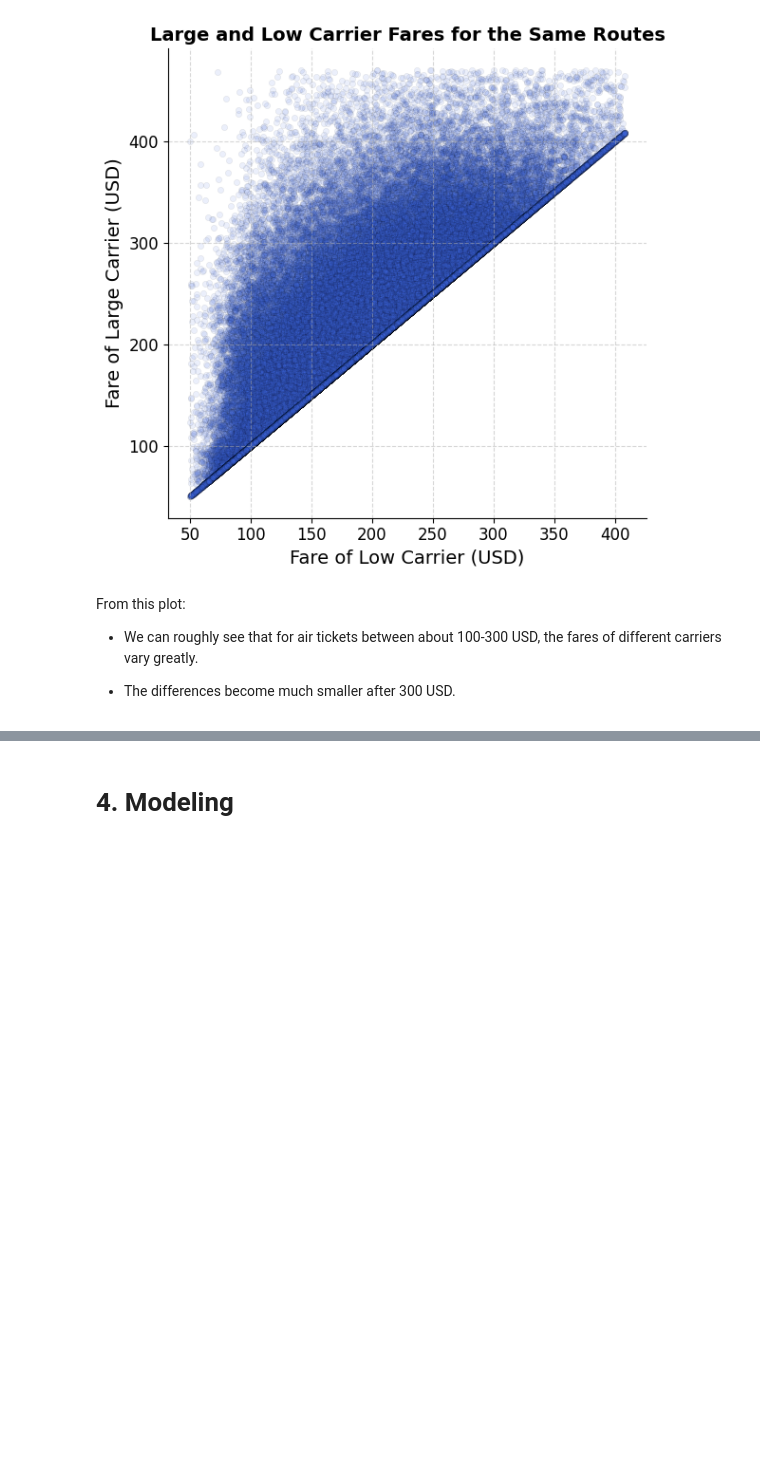
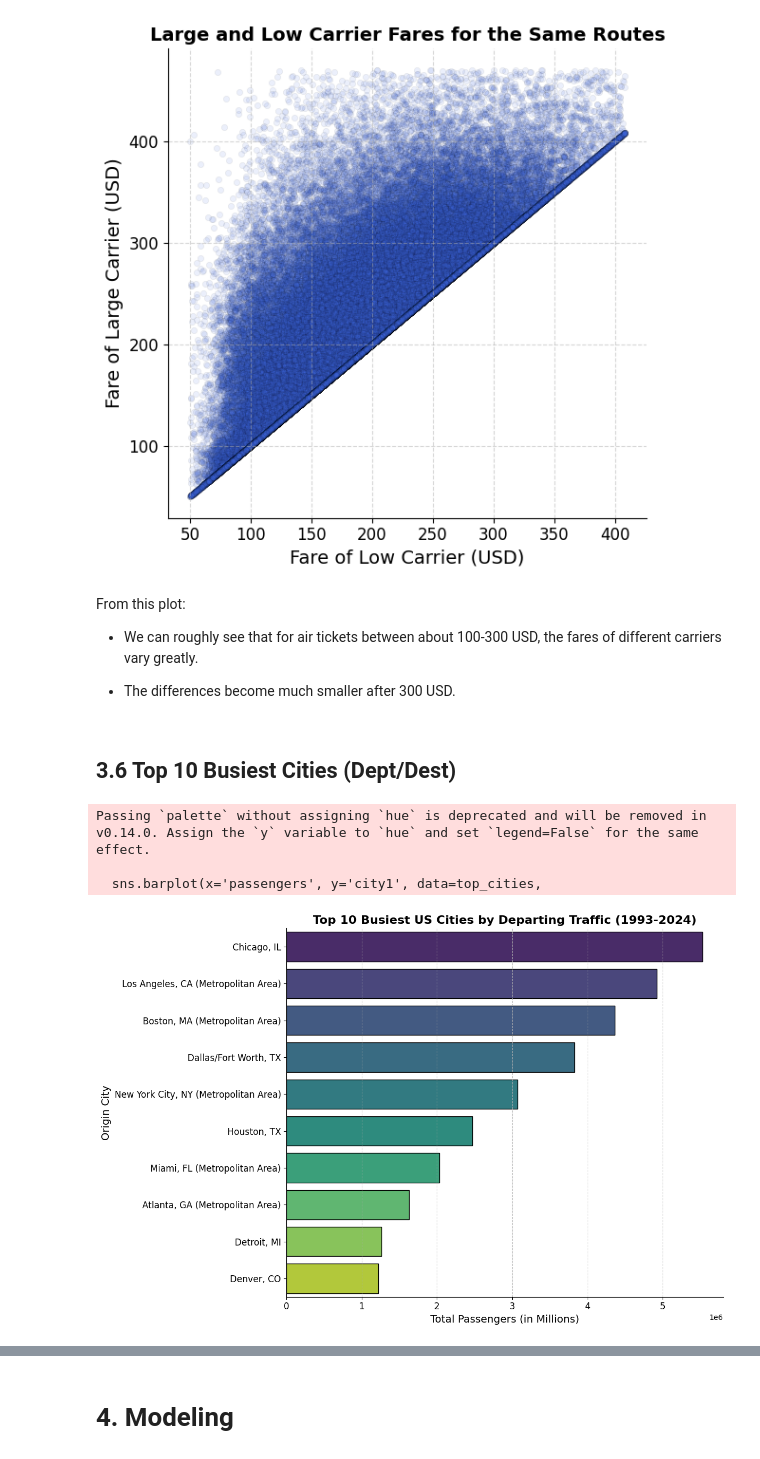
Before and after one commit to jbwenjoy/000545000, a Jupyter notebook: CIS_545_Final.ipynb, the cells around one changed output, grey strips where cells are left out. Drawn from its saved outputs; the diff is of its cells as text; code cells hidden in the pictures; blank space fills up the shorter version.

```diff
--- a/CIS_545_Final.ipynb
+++ b/CIS_545_Final.ipynb
@@ -605,3 +635,31 @@ From this plot:
 * We can roughly see that for air tickets between about 100-300 USD, the fares of different carriers vary greatly.
 
 * The differences become much smaller after 300 USD.
+# %% [markdown]
+## **3.6 Top 10 Busiest Cities (Dept/Dest)**
+# %%
+## Top 10 Busiest US Cities by Departing Traffic (1993-2024)
+
+plt.figure(figsize=(12, 8))
+top_cities = df.groupby('city1')['passengers'].sum().nlargest(10).reset_index()
+
+sns.barplot(x='passengers', y='city1', data=top_cities,
+            palette="viridis",  # Use a color palette
+            edgecolor="black",  # Add black border to bars
+            linewidth=1)  # Set border line width
+
+plt.title('Top 10 Busiest US Cities by Departing Traffic (1993-2024)',
+          fontsize=16, fontweight='bold')
+plt.xlabel('Total Passengers (in Millions)', fontsize=14)
+plt.ylabel('Origin City', fontsize=14)
+plt.xticks(fontsize=12)
+plt.yticks(fontsize=12)
+plt.grid(axis='x', linestyle='--', alpha=0.7)
+sns.despine()
+plt.tight_layout()
+plt.show()
+# %% [output]
+Passing `palette` without assigning `hue` is deprecated and will be removed in v0.14.0. Assign the `y` variable to `hue` and set `legend=False` for the same effect.
+
+  sns.barplot(x='passengers', y='city1', data=top_cities,
+[figure, added]
```
Also changed, not shown: parts of 36 cells of this notebook.
